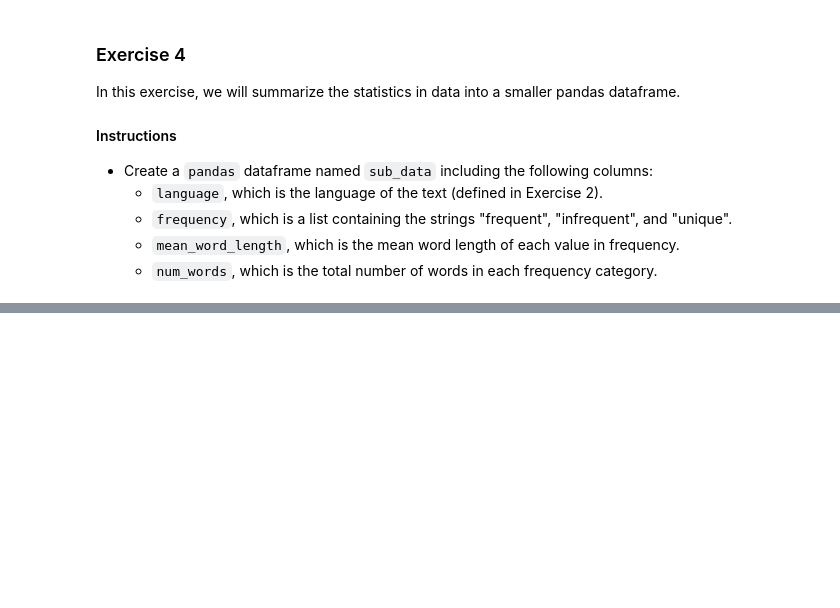
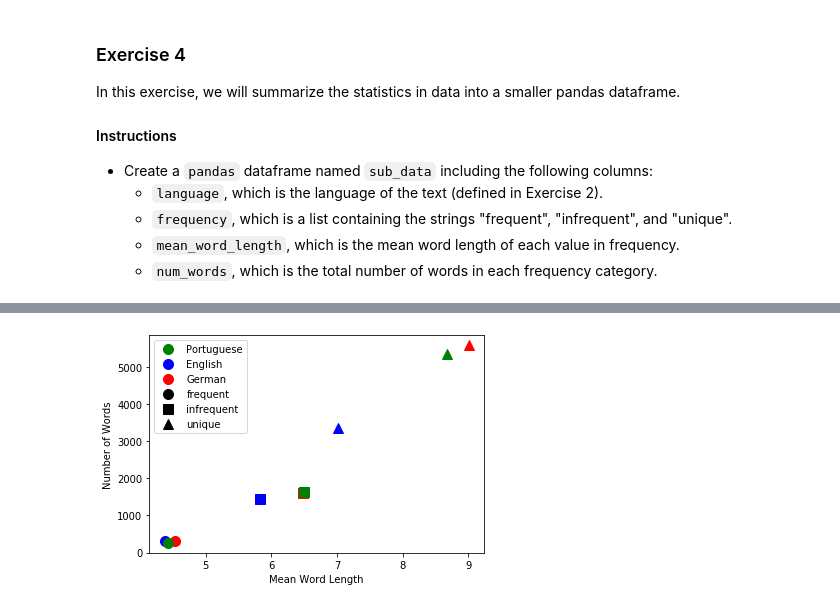
Before and after one commit to divyesh-mistry/Python_for_Research, a Jupyter notebook: hw3_solution.ipynb, the cells around one changed output, grey strips where cells are left out. Cells and saved outputs as stored; diff of their text form; code cells hidden in the pictures; blank space fills up the shorter version.

```diff
--- a/hw3_solution.ipynb
+++ b/hw3_solution.ipynb
@@ -54,9 +54,9 @@ print(language) # we are accessing only english
 #print(text)
 
 counted_text = count_words_fast(text)
-data = pd.DataFrame(columns=("word","count"))
-data["word"] = counted_text.keys()
-data["count"] = counted_text.values()
+data = pd.DataFrame({"word":list(counted_text.keys()),"count":list(counted_text.values())})
+#data["word"] = counted_text.keys()
+#data["count"] = counted_text.values()
 data
 # %% [output]
 English
@@ -164,3 +163,6 @@ In this exercise, we will summarize the statistics in data into a smaller pandas
     - `frequency`, which is a list containing the strings "frequent", "infrequent", and "unique".
     - `mean_word_length`, which is the mean word length of each value in frequency.
     - `num_words`, which is the total number of words in each frequency category.
+# %%
+sub_data=pd.DataFrame({"language":language,"frequency":["frequent","infrequent","unique"],"mean_word_length":data.groupby("frequency")['length'].mean(),"num_words":data.groupby("frequency").size()})# here we use size because we just need toatl size of frequent word as example.....like ......gather all word for frequent and find size of those data, this will go on for all 3 option in list
+sub_data
@@ -166,0 +235,36 @@ In this exercise, we will summarize the statistics in data into a smaller pandas
+# %%
+colors = {"Portuguese": "green", "English": "blue", "German": "red"}
+markers = {"frequent": "o","infrequent": "s", "unique": "^"}
+import matplotlib.pyplot as plt
+for i in range(grouped_data.shape[0]):
+    row = grouped_data.iloc[i]
+    plt.plot(row.mean_word_length, row.num_words,
+        marker=markers[row.frequency],
+        color = colors[row.language],
+        markersize = 10
+    )
+
+color_legend = []
+marker_legend = []
+for color in colors:
+    color_legend.append(
+        plt.plot([], [],
+        color=colors[color],
+        marker="o",
+        label = color, markersize = 10, linestyle="None")
+    )
+for marker in markers:
+    marker_legend.append(
+        plt.plot([], [],
+        color="k",
+        marker=markers[marker],
+        label = marker, markersize = 10, linestyle="None")
+    )
+plt.legend(numpoints=1, loc = "upper left")
+
+plt.xlabel("Mean Word Length")
+plt.ylabel("Number of Words")
+plt.show()
+# write your code to display the plot here!
+# %% [output]
+[figure, added]
```
Also changed, not shown: parts of 7 cells of this notebook.
